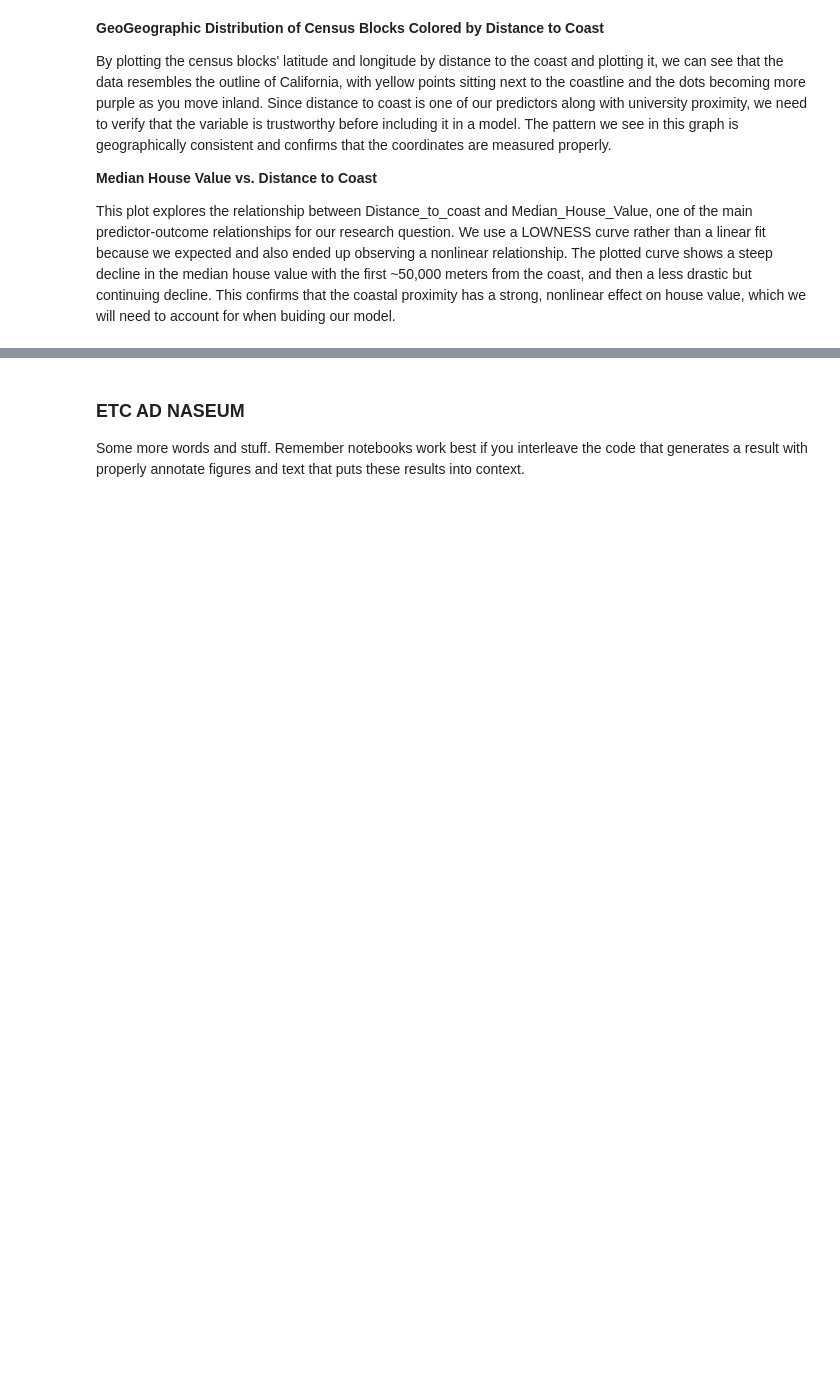
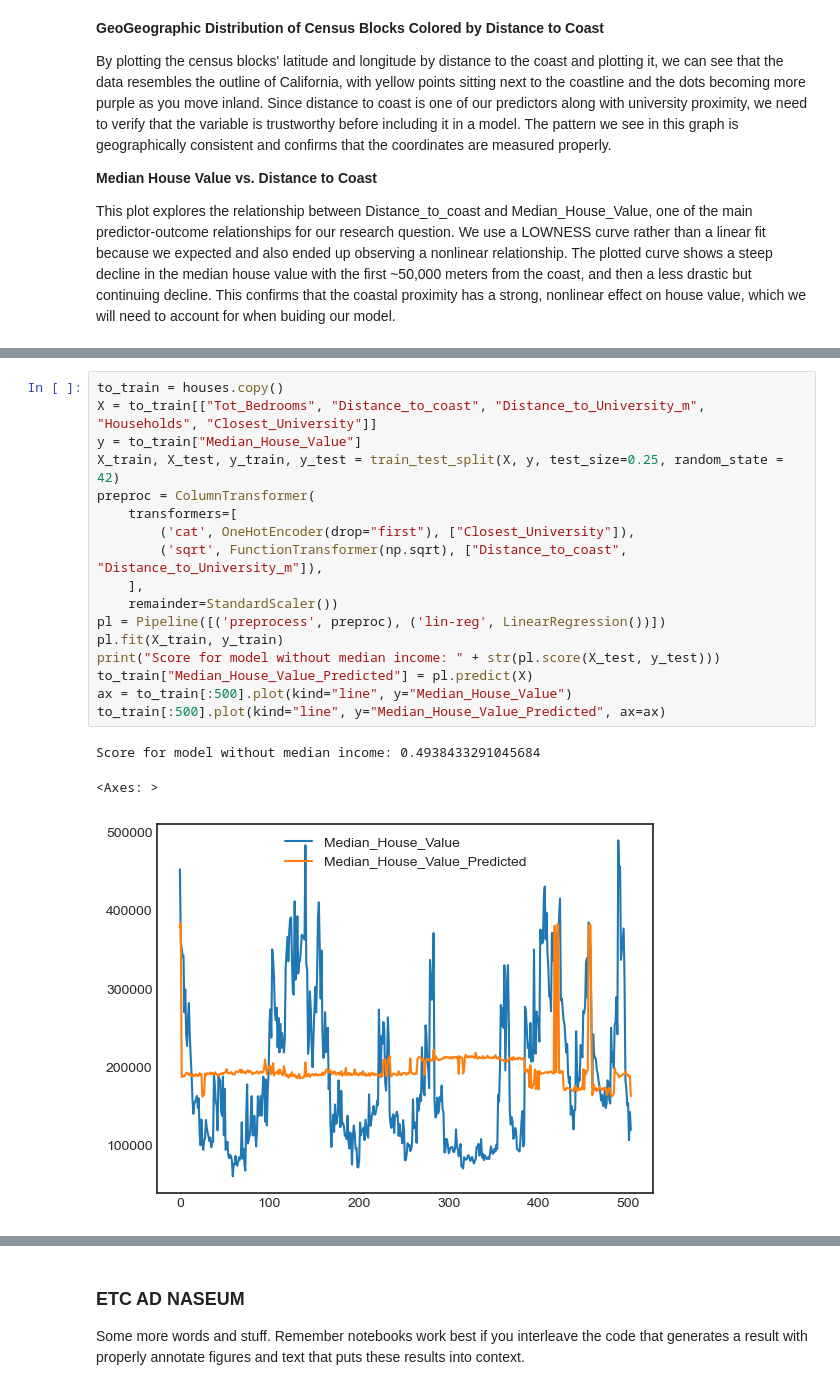
Before and after one commit to COGS108/Group091_WI26, a Jupyter notebook: 03-FinalProject.ipynb, the cells around one changed output, grey strips where cells are left out. Cells and saved outputs as stored; diff of their text form; blank space fills up the shorter version.

```diff
--- a/03-FinalProject.ipynb
+++ b/03-FinalProject.ipynb
@@ -827,0 +831,21 @@ pl.score(X_test, y_test)
+# %%
+to_train = houses.copy()
+X = to_train[["Tot_Bedrooms", "Distance_to_coast", "Distance_to_University_m", "Households", "Closest_University"]]
+y = to_train["Median_House_Value"]
+X_train, X_test, y_train, y_test = train_test_split(X, y, test_size=0.25, random_state = 42)
+preproc = ColumnTransformer(
+    transformers=[
+        ('cat', OneHotEncoder(drop="first"), ["Closest_University"]),
+        ('sqrt', FunctionTransformer(np.sqrt), ["Distance_to_coast", "Distance_to_University_m"]),
+    ],
+    remainder=StandardScaler())
+pl = Pipeline([('preprocess', preproc), ('lin-reg', LinearRegression())])
+pl.fit(X_train, y_train)
+print("Score for model without median income: " + str(pl.score(X_test, y_test)))
+to_train["Median_House_Value_Predicted"] = pl.predict(X)
+ax = to_train[:500].plot(kind="line", y="Median_House_Value")
+to_train[:500].plot(kind="line", y="Median_House_Value_Predicted", ax=ax)
+# %% [output]
+Score for model without median income: 0.4938433291045684
+<Axes: >
+[figure, added]
```
Also changed, not shown: parts of 4 cells of this notebook.
